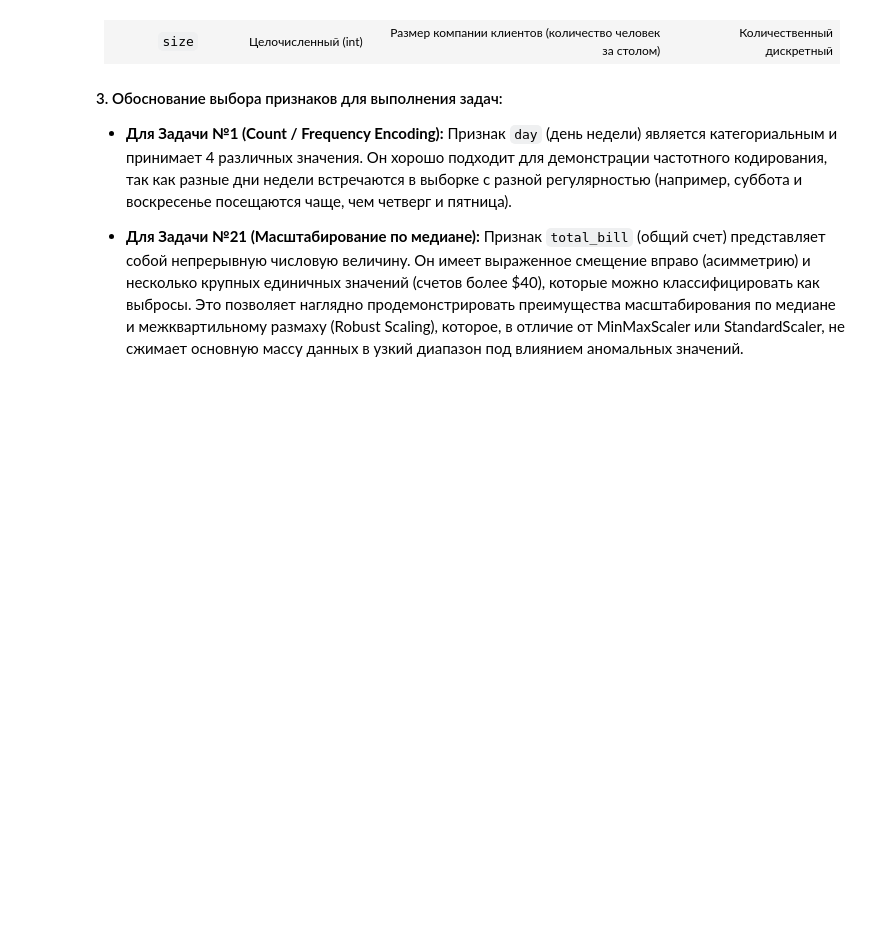
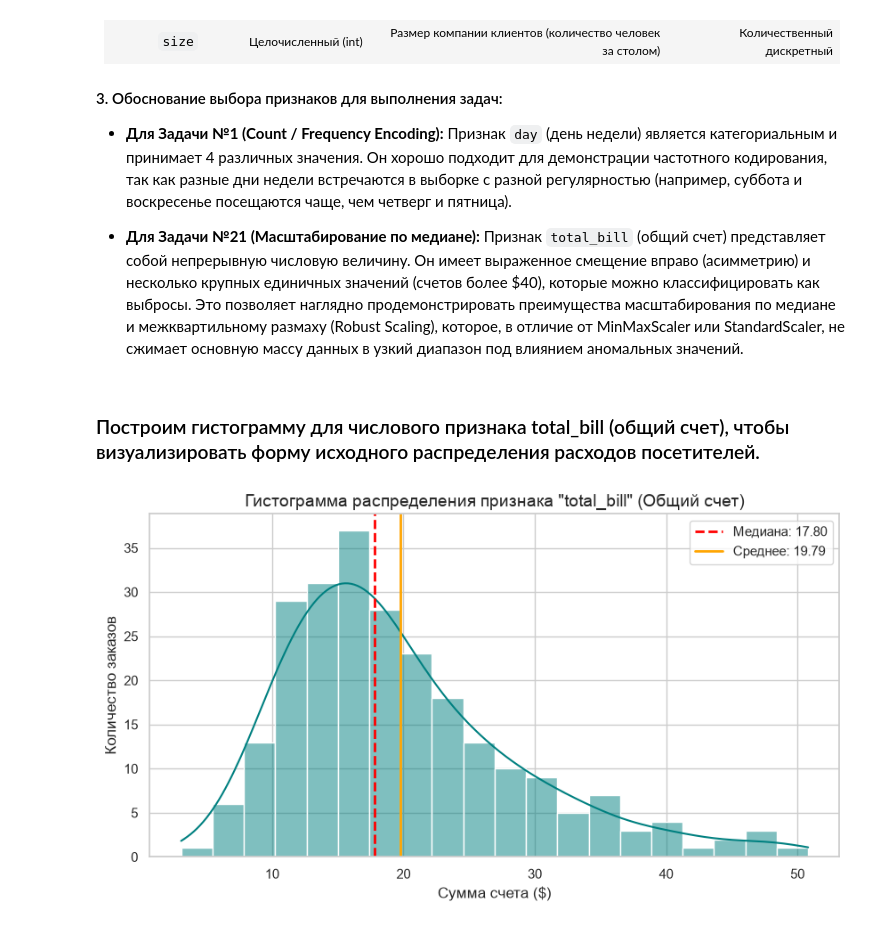
Before and after one commit to PavelBumagin/mmo, a Jupyter notebook: rk1/rk1.ipynb, the cells around one changed output. Drawn from its saved outputs; the diff is of its cells as text; code cells hidden in the pictures; blank space fills up the shorter version.

```diff
--- a/rk1/rk1.ipynb
+++ b/rk1/rk1.ipynb
@@ -74,3 +73,23 @@ Matplotlib is building the font cache; this may take a moment.
 
 * **Для Задачи №21 (Масштабирование по медиане):**
   Признак `total_bill` (общий счет) представляет собой непрерывную числовую величину. Он имеет выраженное смещение вправо (асимметрию) и несколько крупных единичных значений (счетов более $40), которые можно классифицировать как выбросы. Это позволяет наглядно продемонстрировать преимущества масштабирования по медиане и межквартильному размаху (Robust Scaling), которое, в отличие от MinMaxScaler или StandardScaler, не сжимает основную массу данных в узкий диапазон под влиянием аномальных значений.
+# %% [markdown]
+### Построим гистограмму для числового признака total_bill (общий счет), чтобы визуализировать форму исходного распределения расходов посетителей.
+# %%
+plt.figure(figsize=(10, 5))
+sns.histplot(df['total_bill'], bins=20, kde=True, color='teal')
+
+# Рассчитаем медиану и среднее
+median_bill = df['total_bill'].median()
+mean_bill = df['total_bill'].mean()
+
+plt.axvline(median_bill, color='red', linestyle='--', linewidth=2, label=f'Медиана: {median_bill:.2f}')
+plt.axvline(mean_bill, color='orange', linestyle='-', linewidth=2, label=f'Среднее: {mean_bill:.2f}')
+
+plt.title('Гистограмма распределения признака "total_bill" (Общий счет)', fontsize=14)
+plt.xlabel('Сумма счета ($)', fontsize=12)
+plt.ylabel('Количество заказов', fontsize=12)
+plt.legend()
+plt.show()
+# %% [output]
+[figure, added]
```
Also changed, not shown: parts of 8 cells of this notebook, 2 other files.
